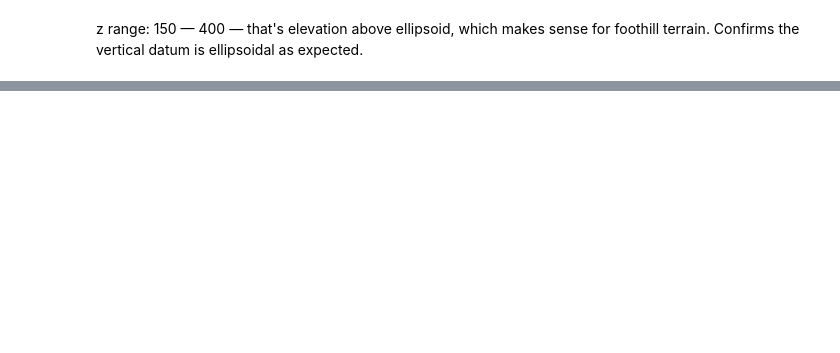
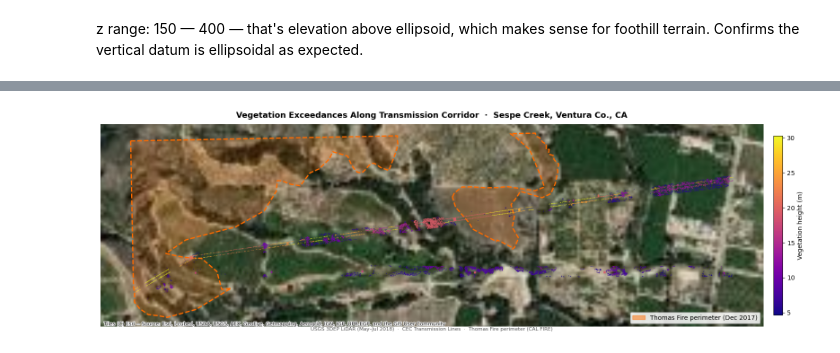
Before and after one commit to imsibaja/lidar-utility-corridor, a Jupyter notebook: notebooks/lidar_corridor_analysis.ipynb, the cells around one changed output, grey strips where cells are left out. Cells and saved outputs as stored; diff of their text form; code cells hidden in the pictures; blank space fills up the shorter version.

```diff
--- a/notebooks/lidar_corridor_analysis.ipynb
+++ b/notebooks/lidar_corridor_analysis.ipynb
@@ -287,0 +389,18 @@ Uses the Thomas Fire burn perimeter as a spatial validation mask. This LiDAR was
+# %%
+
+item_id = "a2926cffbc854806befacbf85ebc9b95"
+meta = requests.get(
+    f"https://www.arcgis.com/sharing/rest/content/items/{item_id}",
+    params={"f": "json"}
+).json()
+service_url = meta["url"]
+
+# Check field names first with resultRecordCount=1, then filter to Thomas Fire
+params = {
+    "where": "INC_NUM='00003583'",
+    "outFields": "*",
+    "f": "geojson",
+    "outSR": "32611"
+}
+query_url = f"{service_url}/0/query?" + "&".join(f"{k}={v}" for k, v in params.items())
+thomas_fire = gpd.read_file(query_url).to_crs(epsg=32611)
@@ -287,0 +409,52 @@ Uses the Thomas Fire burn perimeter as a spatial validation mask. This LiDAR was
+# %%
+from matplotlib.patches import Patch
+
+chm_raster     = rioxarray.open_rasterio(chm_path)
+tile_bbox      = gpd.GeoDataFrame(geometry=[box(*chm_raster.rio.bounds())], crs=chm_raster.rio.crs)
+tile_bbox_3857 = tile_bbox.to_crs("EPSG:3857")
+fire_3857      = thomas_fire.to_crs("EPSG:3857").clip(tile_bbox_3857)
+thresh_3857    = threshold_df.to_crs("EPSG:3857")
+
+fig, ax = plt.subplots(figsize=(16, 6))
+
+# plot data first so contextily can read the axes extent
+fire_3857.plot(ax=ax, facecolor="#FF6B00", edgecolor="none", alpha=0.18, zorder=1)
+fire_3857.boundary.plot(ax=ax, color="#FF6B00", linewidth=2.0, linestyle="--", zorder=2)
+
+thresh_3857.plot(
+    ax=ax, column="height_m", cmap="plasma",
+    vmin=thresh_3857.height_m.quantile(0.05),
+    vmax=thresh_3857.height_m.quantile(0.95),
+    alpha=0.9, zorder=3,
+    legend=True,
+    legend_kwds={
+        "label": "Vegetation height (m)",
+        "orientation": "vertical",
+        "shrink": 0.7,
+        "pad": 0.015,
+        "fraction": 0.025,
+    },
+)
+
+ctx.add_basemap(ax, source=ctx.providers.Esri.WorldImagery, zoom=14, zorder=0)
+
+legend_elements = [
+    Patch(facecolor="#FF6B00", alpha=0.5, edgecolor="#FF6B00",
+          label="Thomas Fire perimeter (Dec 2017)"),
+]
+ax.legend(handles=legend_elements, loc="lower right",
+          fontsize=10, framealpha=0.85, edgecolor="#aaaaaa")
+
+ax.set_title(
+    "Vegetation Exceedances Along Transmission Corridor  ·  Sespe Creek, Ventura Co., CA",
+    fontsize=13, fontweight="bold", pad=10
+)
+ax.text(0.5, -0.02,
+        "USGS 3DEP LiDAR (May–Jul 2018)  ·  CEC Transmission Lines  ·  Thomas Fire perimeter (CAL FIRE)",
+        transform=ax.transAxes, ha="center", fontsize=8, color="#555555")
+
+ax.set_axis_off()
+plt.tight_layout()
+plt.show()
+# %% [output]
+[figure, added]
```
Also changed, not shown: parts of 31 cells of this notebook, 1 other file.
